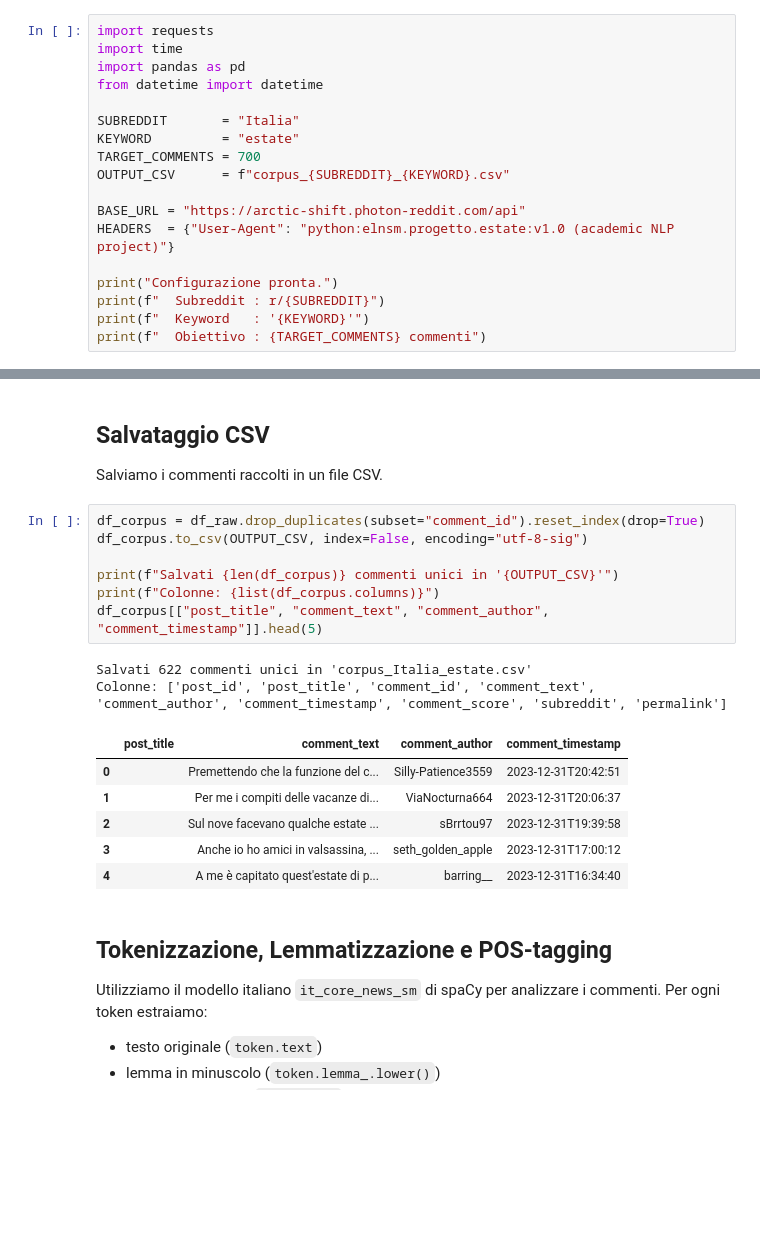
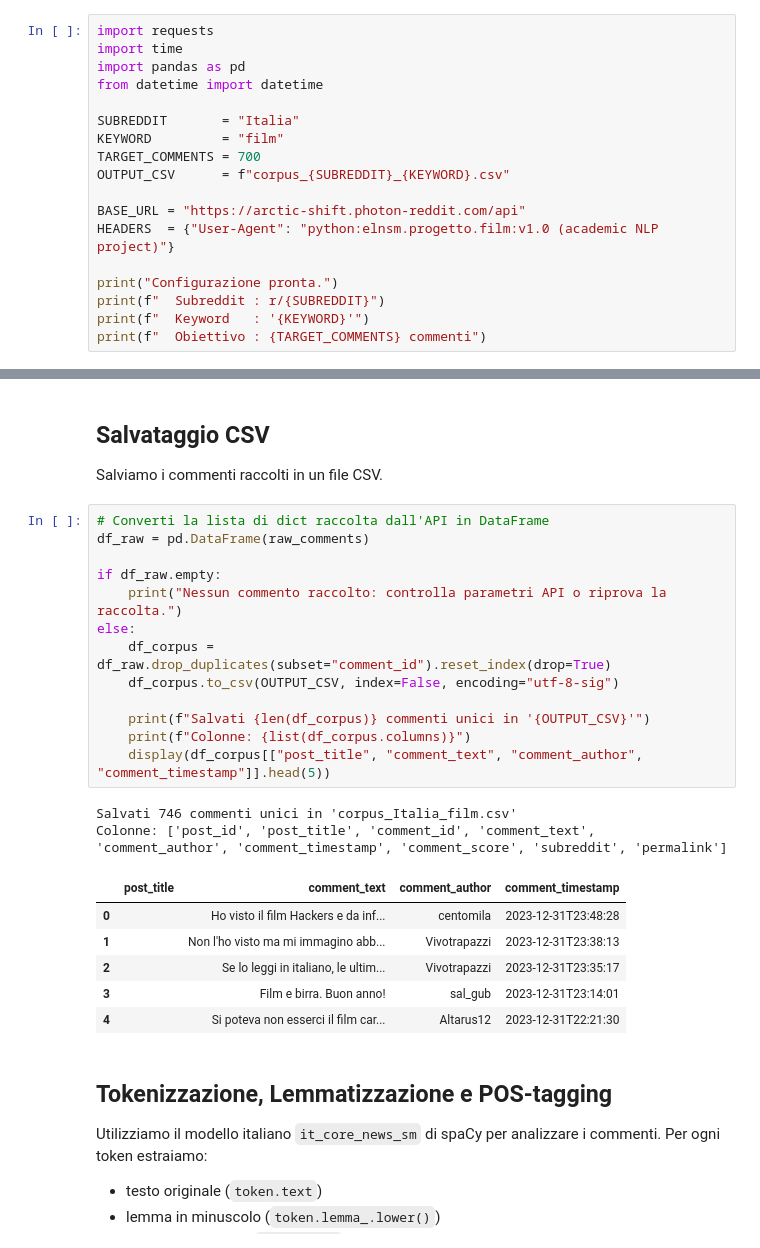
Before and after one commit to V3R0N1C4/ELIta_tesi, a Jupyter notebook: Fase3/Raccolta_Reddit.ipynb, the cells around one changed output, grey strips where cells are left out. Drawn from its saved outputs; the diff is of its cells as text; blank space fills up the shorter version.

Commit message:
Cambiata keyword da 'estate' -> 'film'.
- speriamo dia dei risultati meno sbilanciati

```diff
--- a/Fase3/Raccolta_Reddit.ipynb
+++ b/Fase3/Raccolta_Reddit.ipynb
@@ -19,12 +19,12 @@ import pandas as pd
 from datetime import datetime
 
 SUBREDDIT       = "Italia"
-KEYWORD         = "estate"
+KEYWORD         = "film"
 TARGET_COMMENTS = 700
 OUTPUT_CSV      = f"corpus_{SUBREDDIT}_{KEYWORD}.csv"
 
 BASE_URL = "https://arctic-shift.photon-reddit.com/api"
-HEADERS  = {"User-Agent": "python:elnsm.progetto.estate:v1.0 (academic NLP project)"}
+HEADERS  = {"User-Agent": "python:elnsm.progetto.film:v1.0 (academic NLP project)"}
 
 print("Configurazione pronta.")
 print(f"  Subreddit : r/{SUBREDDIT}")
@@ -193,21 +185,27 @@ Finestra 2019: inizio raccolta (max 300)...
 ## Salvataggio CSV
 Salviamo i commenti raccolti in un file CSV.
 # %%
-df_corpus = df_raw.drop_duplicates(subset="comment_id").reset_index(drop=True)
-df_corpus.to_csv(OUTPUT_CSV, index=False, encoding="utf-8-sig")
+# Converti la lista di dict raccolta dall'API in DataFrame
+df_raw = pd.DataFrame(raw_comments)
 
-print(f"Salvati {len(df_corpus)} commenti unici in '{OUTPUT_CSV}'")
-print(f"Colonne: {list(df_corpus.columns)}")
-df_corpus[["post_title", "comment_text", "comment_author", "comment_timestamp"]].head(5)
+if df_raw.empty:
+    print("Nessun commento raccolto: controlla parametri API o riprova la raccolta.")
+else:
+    df_corpus = df_raw.drop_duplicates(subset="comment_id").reset_index(drop=True)
+    df_corpus.to_csv(OUTPUT_CSV, index=False, encoding="utf-8-sig")
+
+    print(f"Salvati {len(df_corpus)} commenti unici in '{OUTPUT_CSV}'")
+    print(f"Colonne: {list(df_corpus.columns)}")
+    display(df_corpus[["post_title", "comment_text", "comment_author", "comment_timestamp"]].head(5))
 # %% [output]
-Salvati 622 commenti unici in 'corpus_Italia_estate.csv'
+Salvati 746 commenti unici in 'corpus_Italia_film.csv'
 Colonne: ['post_id', 'post_title', 'comment_id', 'comment_text', 'comment_author', 'comment_timestamp', 'comment_score', 'subreddit', 'permalink']
 |  | post_title | comment_text | comment_author | comment_timestamp |
-| 0 |  | Premettendo che la funzione del c... | Silly-Patience3559 | 2023-12-31T20:42:51 |
-| 1 |  | Per me i compiti delle vacanze di... | ViaNocturna664 | 2023-12-31T20:06:37 |
-| 2 |  | Sul nove facevano qualche estate ... | sBrrtou97 | 2023-12-31T19:39:58 |
-| 3 |  | Anche io ho amici in valsassina, ... | seth_golden_apple | 2023-12-31T17:00:12 |
-| 4 |  | A me è capitato quest'estate di p... | barring__ | 2023-12-31T16:34:40 |
+| 0 |  | Ho visto il film Hackers e da inf... | centomila | 2023-12-31T23:48:28 |
+| 1 |  | Non l'ho visto ma mi immagino abb... | Vivotrapazzi | 2023-12-31T23:38:13 |
+| 2 |  | Se lo leggi in italiano, le ultim... | Vivotrapazzi | 2023-12-31T23:35:17 |
+| 3 |  | Film e birra. Buon anno! | sal_gub | 2023-12-31T23:14:01 |
+| 4 |  | Si poteva non esserci il film car... | Altarus12 | 2023-12-31T22:21:30 |
 # %% [markdown]
 ## Tokenizzazione, Lemmatizzazione e POS-tagging
 Utilizziamo il modello italiano `it_core_news_sm` di spaCy per analizzare i commenti. Per ogni token estraiamo:
```
Also changed, not shown: parts of 9 cells of this notebook, 2 other files.
